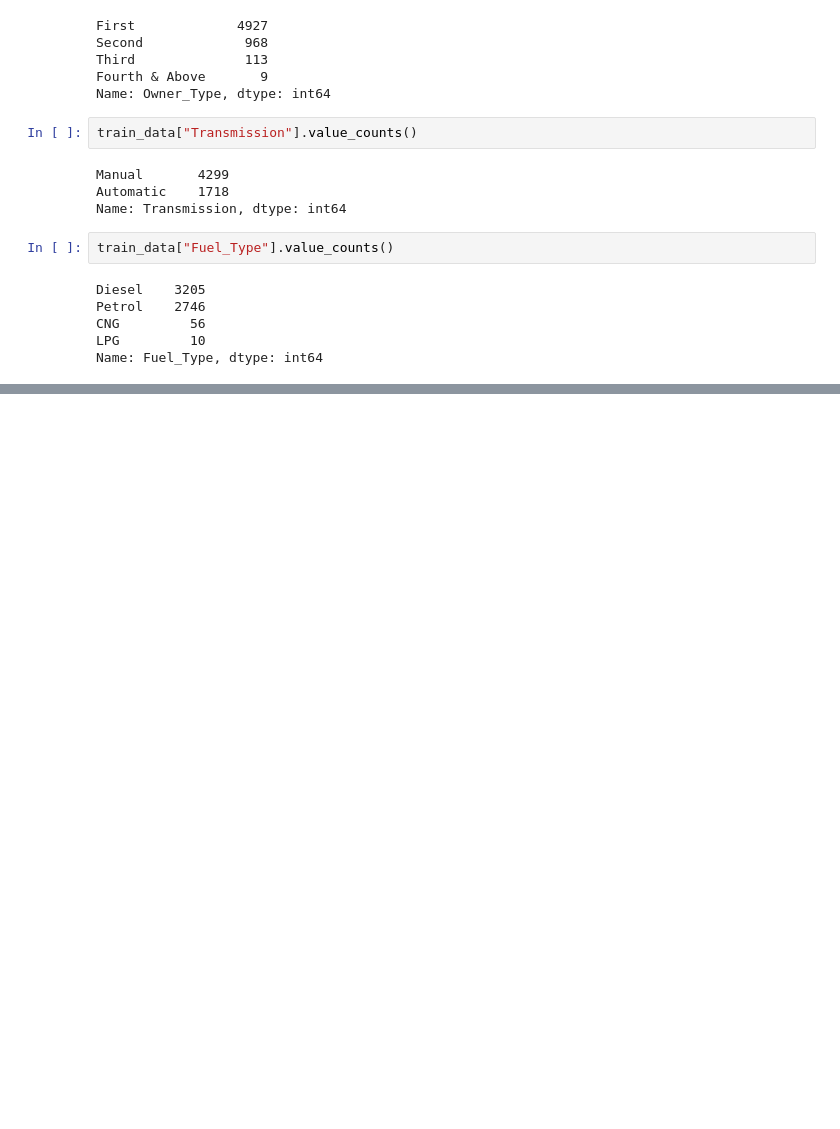
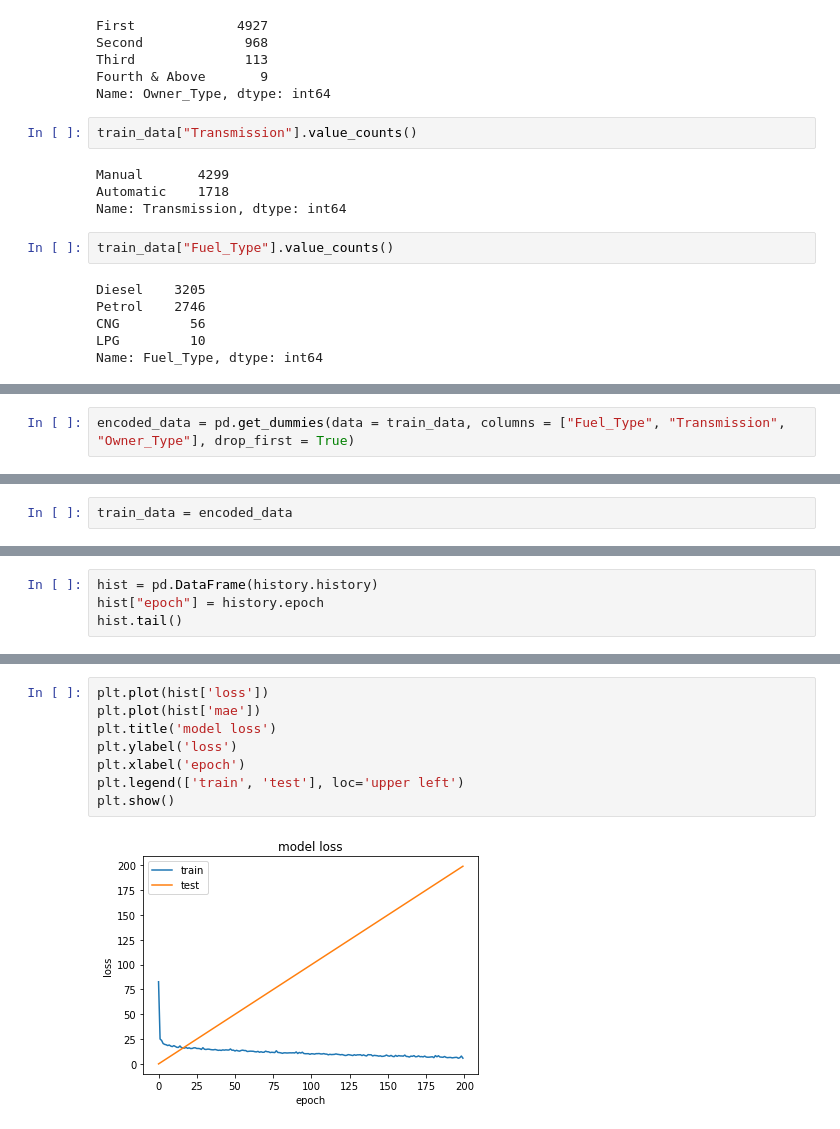
Before and after one commit to Smit1400/CarDealer, a Jupyter notebook: used-car-price-prediction.ipynb, the cells around one changed output, grey strips where cells are left out. Saved outputs shown, nothing was run; the diff lists cells and outputs as text; blank space fills up the shorter version.

Commit message:
model created

```diff
--- a/used-car-price-prediction.ipynb
+++ b/used-car-price-prediction.ipynb
@@ -358,0 +361,2 @@ train_data["Fuel_Type"].unique()
+# %%
+encoded_data = pd.get_dummies(data = train_data, columns = ["Fuel_Type", "Transmission", "Owner_Type"], drop_first = True)
@@ -358,0 +372,2 @@ train_data["Fuel_Type"].unique()
+# %%
+train_data = encoded_data
@@ -358,0 +466,4 @@ train_data["Fuel_Type"].unique()
+# %%
+hist = pd.DataFrame(history.history)
+hist["epoch"] = history.epoch
+hist.tail()
@@ -358,0 +477,10 @@ train_data["Fuel_Type"].unique()
+# %%
+plt.plot(hist['loss'])
+plt.plot(hist['mae'])
+plt.title('model loss')
+plt.ylabel('loss')
+plt.xlabel('epoch')
+plt.legend(['train', 'test'], loc='upper left')
+plt.show()
+# %% [output]
+[figure, added]
```
Also changed, not shown: parts of 9 cells of this notebook.
